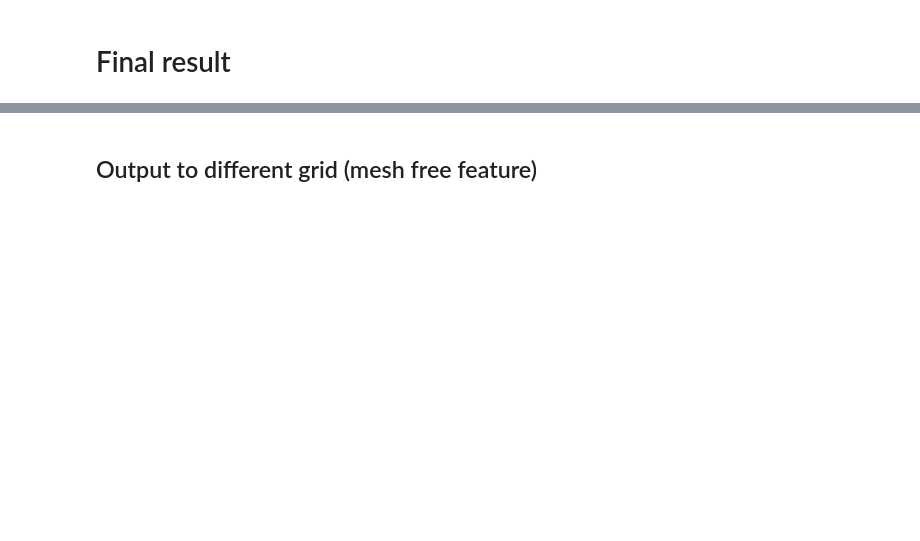
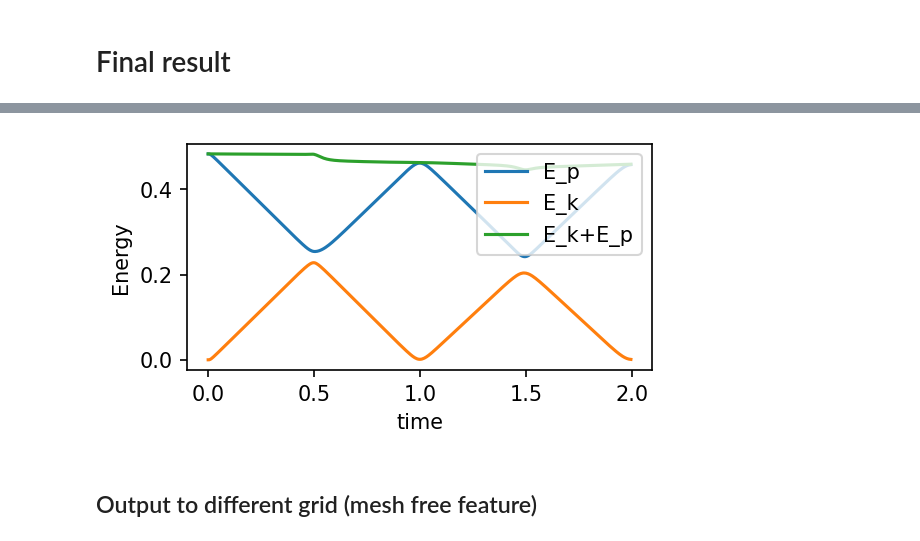
Before and after one commit to ChenggongWang/PINN_pytorch, a Jupyter notebook: shallow_water_1d.ipynb, the cells around one changed output, grey strips where cells are left out. Drawn from its saved outputs; the diff is of its cells as text; code cells hidden in the pictures; blank space fills up the shorter version.

```diff
--- a/shallow_water_1d.ipynb
+++ b/shallow_water_1d.ipynb
@@ -81,7 +81,7 @@ class PINN():
         self.NN_model = NeuralNetwork().to(device)
 #         self.optimizer = torch.optim.SGD(self.NN_model.parameters(),lr=0.01)
         self.optimizer = torch.optim.Adam(self.NN_model.parameters(), lr=0.001, betas=(0.9, 0.999))
-
+        self.optimizer_warmup = torch.optim.Adam(self.NN_model.parameters(), lr=0.001, betas=(0.9, 0.999))
     def cartesian_coord_to_ij(self, t_axis, x_axis):
         t_col,x_col = np.meshgrid(t_axis, x_axis, indexing='ij')
         # time & space mesh in rows
@@ -154,7 +154,16 @@ class PINN():
         col_poi_batchs.append(col_poi[sta:col_poi.shape[0],:])
         return col_poi_batchs
 ####training functions
-    def train(self,col_poi_batch_size=None,iter_nums=1,optimizer=None):
+    def train_IC_warmup(self,optimizer=None):
+        if optimizer is None:
+            optimizer = self.optimizer_warmup
+#         loss = self.loss_BC()
+        loss = self.loss_IC()
+        # Backpropagation
+        optimizer.zero_grad()
+        loss.backward()
+        optimizer.step()
+    def train(self,col_poi_batch_size=None,optimizer=None):
         if optimizer is None:
             optimizer = self.optimizer
         if col_poi_batch_size is None:
@@ -317,3 +352,18 @@ fig.tight_layout()
+# %%
+dx = x_axis[1]-x_axis[0]
+E_p = adv_1d_solver.g.item()*(output[:,:,0]*abs(output[:,:,0])).sum(axis=1)/2*dx
+E_k = 0.5**adv_1d_solver.H.item()*(output[:,:,1]**2).sum(axis=1)*dx
+# %%
+fig, axs = plt.subplots(nrows=1,ncols=1, figsize=(4,2),dpi=150)
+plt.plot(t_axis,E_p,label='E_p')
+plt.plot(t_axis,E_k,label='E_k')
+plt.plot(t_axis,E_k+E_p,label='E_k+E_p')
+plt.xlabel('time')
+plt.ylabel('Energy')
+plt.legend(loc=1)
+fig.show()
+# %% [output]
+[figure, added]
 # %% [markdown]
 ## Output to different grid (mesh free feature)
 # %%
```
Also changed, not shown: parts of 9 cells of this notebook.
